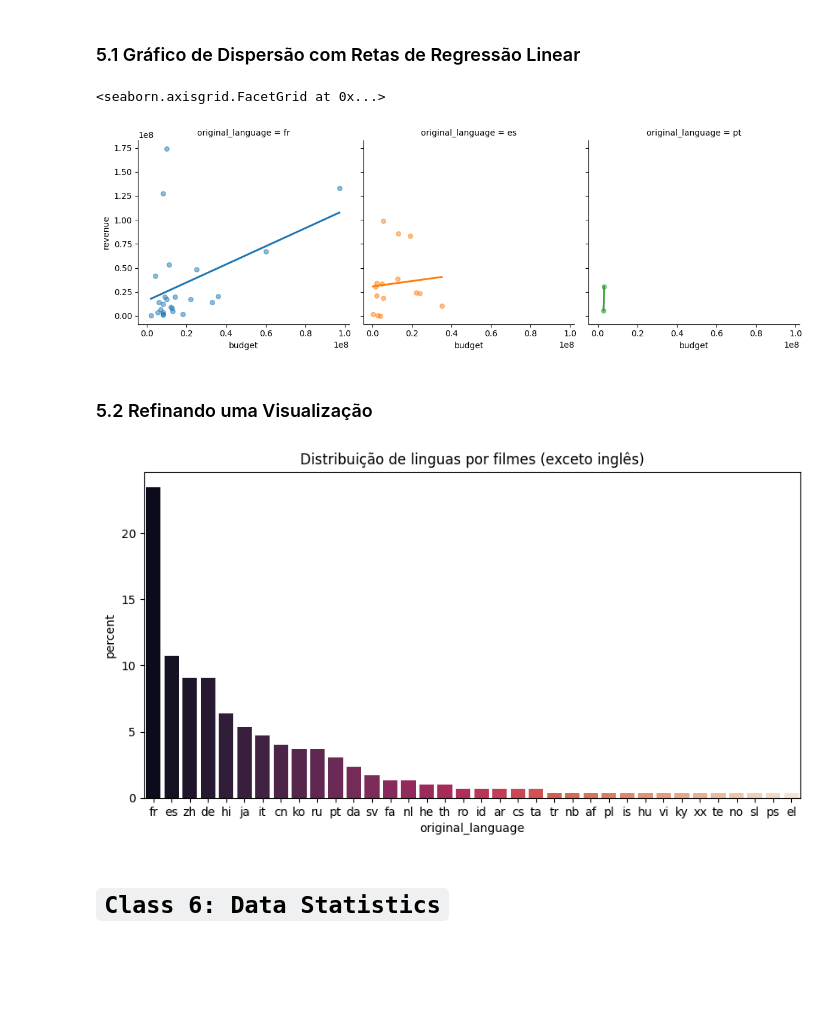
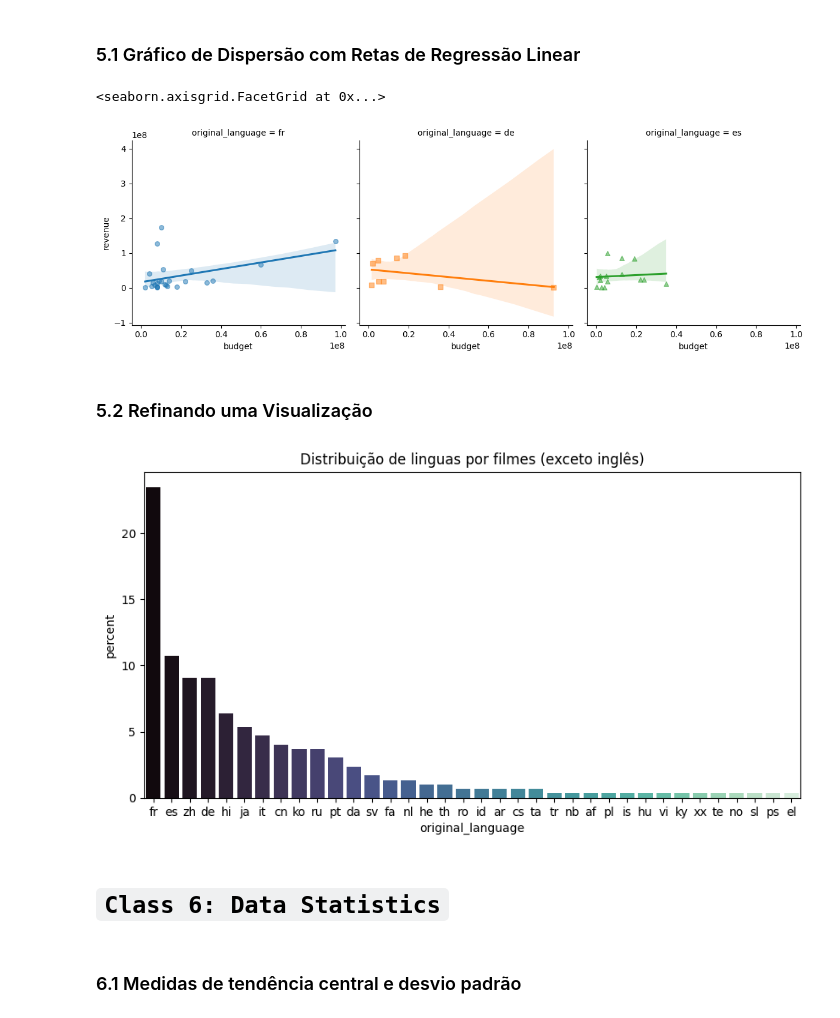
Before and after one commit to KaelDucatti/estudos-ds, a Jupyter notebook: data_science/explorando_analisando_dados/classes.ipynb, the cells around one changed output. Cells and saved outputs as stored; diff of their text form; code cells hidden in the pictures; blank space fills up the shorter version.

```diff
--- a/data_science/explorando_analisando_dados/classes.ipynb
+++ b/data_science/explorando_analisando_dados/classes.ipynb
@@ -389,25 +226,25 @@ plt.show()
 # %%
 # filtrando os dados para as colunas desejadas
 dados = df_3[["title", "original_language", "budget", "revenue"]]
-linguas = ["fr", "pt", "es"]
+linguas = ["fr", "de", "es"]
 
 # filtrando apenas as colunas que retornam True para as seguintes condicionais
 filtro_linguas = dados.query("original_language == @linguas and revenue > 0 and budget > 0")
 
 # construindo gráfico de dispersão mais a reta de regressão linear para cada caso
 sns.lmplot(
     data=filtro_linguas,
     x="budget",
     y="revenue",
     col="original_language",
     hue="original_language",
-    ci=None,
     height=4,
+    markers=["o", "s", "^"],
     scatter_kws={"s": 30, "alpha": 0.5}
 )
 # %% [output]
 <seaborn.axisgrid.FacetGrid at 0x...>
-[figure, old version]
+[figure, new version]
 # %% [markdown]
 ### 5.2 Refinando uma Visualização
 # %%
@@ -418,7 +255,7 @@ sns.countplot(
     data=outras_linguas,
     x="original_language",
     order=order,
-    palette="rocket",
+    palette="mako",
     hue="original_language",
     hue_order=order,
     stat="percent"
@@ -426,6 +263,8 @@ sns.countplot(
 plt.title("Distribuição de linguas por filmes (exceto inglês)")
 plt.show()
 # %% [output]
-[figure, old version]
+[figure, new version]
 # %% [markdown]
 # `Class 6: Data Statistics`
+# %% [markdown]
+### 6.1 Medidas de tendência central e desvio padrão
```
Also changed, not shown: parts of 27 cells of this notebook.
